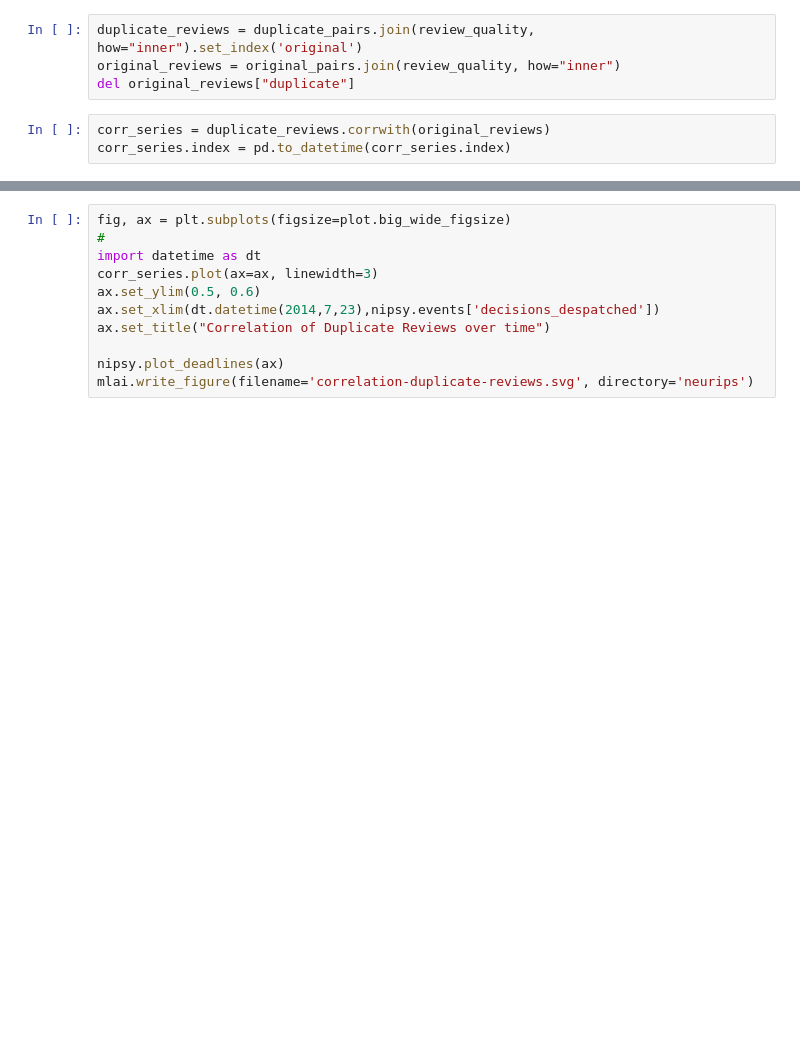
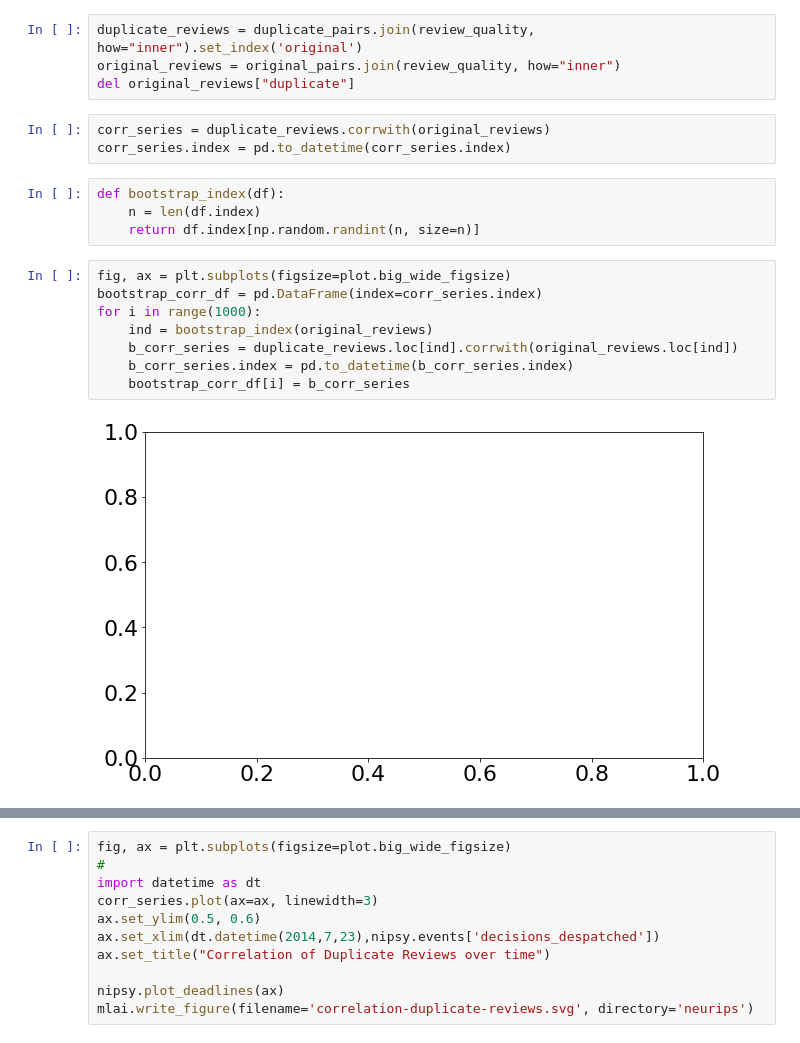
Before and after one commit to sods/neurips2014, a Jupyter notebook: NIPS 2014 Late Review Observations.ipynb, the cells around one changed output, grey strips where cells are left out. Drawn from its saved outputs; the diff is of its cells as text; blank space fills up the shorter version.

```diff
--- a/NIPS 2014 Late Review Observations.ipynb
+++ b/NIPS 2014 Late Review Observations.ipynb
@@ -192,3 +194,17 @@ del original_reviews["duplicate"]
 # %%
 corr_series = duplicate_reviews.corrwith(original_reviews)
 corr_series.index = pd.to_datetime(corr_series.index)
+# %%
+def bootstrap_index(df):
+    n = len(df.index)
+    return df.index[np.random.randint(n, size=n)]
+# %%
+fig, ax = plt.subplots(figsize=plot.big_wide_figsize)
+bootstrap_corr_df = pd.DataFrame(index=corr_series.index)
+for i in range(1000):
+    ind = bootstrap_index(original_reviews)
+    b_corr_series = duplicate_reviews.loc[ind].corrwith(original_reviews.loc[ind])
+    b_corr_series.index = pd.to_datetime(b_corr_series.index)
+    bootstrap_corr_df[i] = b_corr_series
+# %% [output]
+[figure, added]
```
Also changed, not shown: parts of 7 cells of this notebook, 1 other file.
